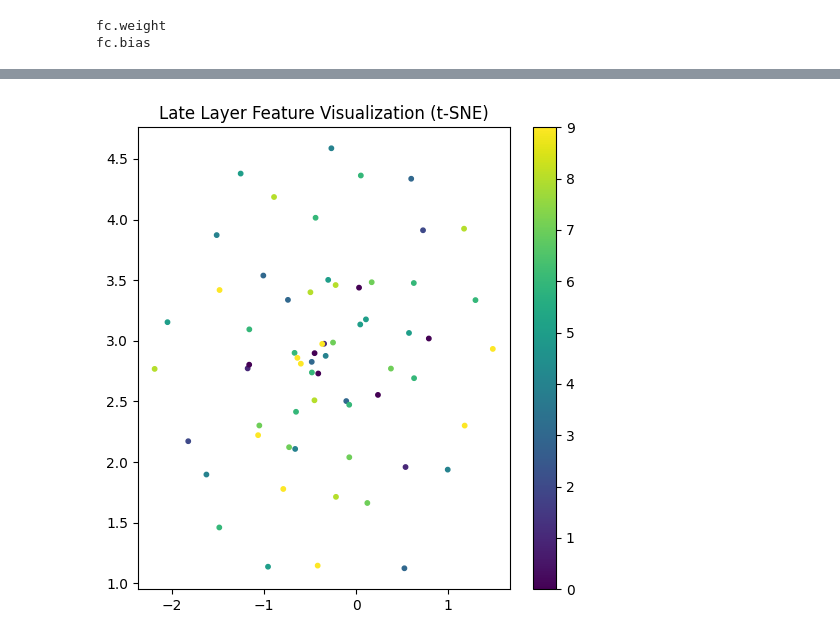
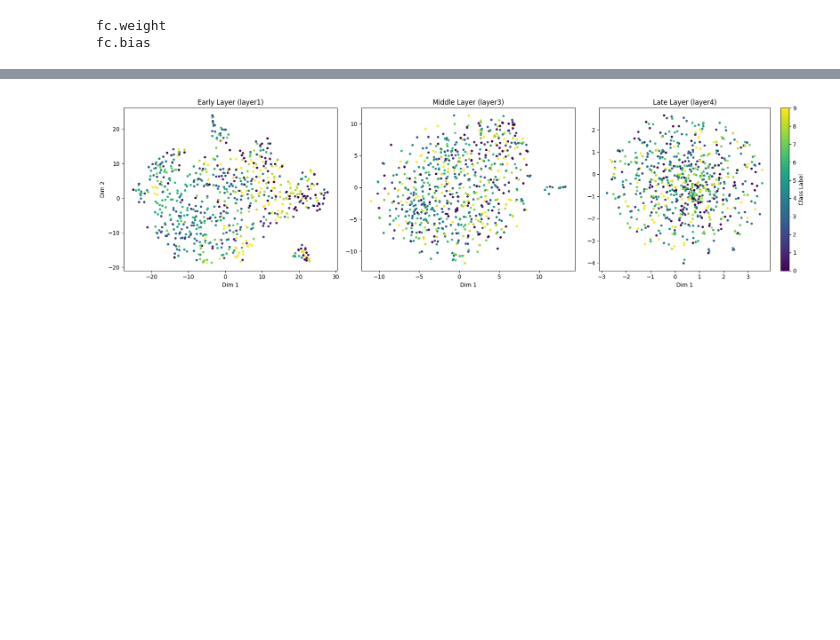
Before and after one commit to nausherwan-malik/Deep-Vision-Language-Models, a Jupyter notebook: Lab 0/ResNet_152.ipynb, the cells around one changed output, grey strips where cells are left out. Drawn from its saved outputs; the diff is of its cells as text; code cells hidden in the pictures; blank space fills up the shorter version.

```diff
--- a/Lab 0/ResNet_152.ipynb
+++ b/Lab 0/ResNet_152.ipynb
@@ -260,42 +264,99 @@ Epoch 3: Train Acc=19.38% | Val Acc=19.44%
 # %%
+# -------------------------
+# Feature Extraction Hooks
+# -------------------------
+
 features = {}
 
 def get_hook(name):
     def hook(model, input, output):
         features[name] = output.detach()
     return hook
 
 model.layer1.register_forward_hook(get_hook("early"))
 model.layer3.register_forward_hook(get_hook("middle"))
 model.layer4.register_forward_hook(get_hook("late"))
 
+
+# -------------------------
+# Collect Features
+# -------------------------
+
+all_early = []
+all_middle = []
+all_late = []
+all_labels = []
+
 model.eval()
 
-images, labels = next(iter(test_loader))
-images = images.to(device)
+with torch.no_grad():
+    for i, (images, labels) in enumerate(test_loader):
+        images = images.to(device)
 
-with torch.no_grad():
-    _ = model(images)
+        _ = model(images)
+
+        early_feat = features["early"].mean(dim=[2, 3]).cpu()
+        middle_feat = features["middle"].mean(dim=[2, 3]).cpu()
+        late_feat = features["late"].mean(dim=[2, 3]).cpu()
+
+        all_early.append(early_feat)
+        all_middle.append(middle_feat)
+        all_late.append(late_feat)
+        all_labels.append(labels)
+
+        if i == 10:   # ~640 samples
+            break
 
 
-early_feat = features["early"].mean(dim=[2,3]).cpu()
-middle_feat = features["middle"].mean(dim=[2,3]).cpu()
-late_feat = features["late"].mean(dim=[2,3]).cpu()
+early_feat = torch.cat(all_early)
+middle_feat = torch.cat(all_middle)
+late_feat = torch.cat(all_late)
+labels = torch.cat(all_labels)
 
-labels = labels[:early_feat.shape[0]]
 
-from sklearn.manifold import TSNE
+# -------------------------
+# t-SNE Projection
+# -------------------------
 
-tsne = TSNE(n_components=2, perplexity=30, random_state=42)
 
-late_embedded = tsne.fit_transform(late_feat)
+tsne_early = TSNE(n_components=2, perplexity=40, random_state=42, init="pca")
+tsne_middle = TSNE(n_components=2, perplexity=40, random_state=42, init="pca")
+tsne_late = TSNE(n_components=2, perplexity=40, random_state=42, init="pca")
+
+early_embedded = tsne_early.fit_transform(early_feat)
+middle_embedded = tsne_middle.fit_transform(middle_feat)
+late_embedded = tsne_late.fit_transform(late_feat)
+
+
+# -------------------------
+# Visualization (3 Panels)
+# -------------------------
 
 import matplotlib.pyplot as plt
 
-plt.figure(figsize=(6,6))
-plt.scatter(late_embedded[:,0], late_embedded[:,1], c=labels, s=10)
-plt.colorbar()
-plt.title("Late Layer Feature Visualization (t-SNE)")
+plt.figure(figsize=(18, 5))
+
+# Early Layer
+plt.subplot(1, 3, 1)
+plt.scatter(early_embedded[:, 0], early_embedded[:, 1], c=labels, s=10)
+plt.title("Early Layer (layer1)")
+plt.xlabel("Dim 1")
+plt.ylabel("Dim 2")
+
+# Middle Layer
+plt.subplot(1, 3, 2)
+plt.scatter(middle_embedded[:, 0], middle_embedded[:, 1], c=labels, s=10)
+plt.title("Middle Layer (layer3)")
+plt.xlabel("Dim 1")
+
+# Late Layer
+plt.subplot(1, 3, 3)
+plt.scatter(late_embedded[:, 0], late_embedded[:, 1], c=labels, s=10)
+plt.title("Late Layer (layer4)")
+plt.xlabel("Dim 1")
+
+plt.colorbar(label="Class Label", ax=plt.subplot(1,3,3))
+plt.tight_layout()
 plt.show()
 # %% [output]
-[figure, old version]
+[figure, new version]
```
Also changed, not shown: parts of 4 cells of this notebook, 1 other file.
